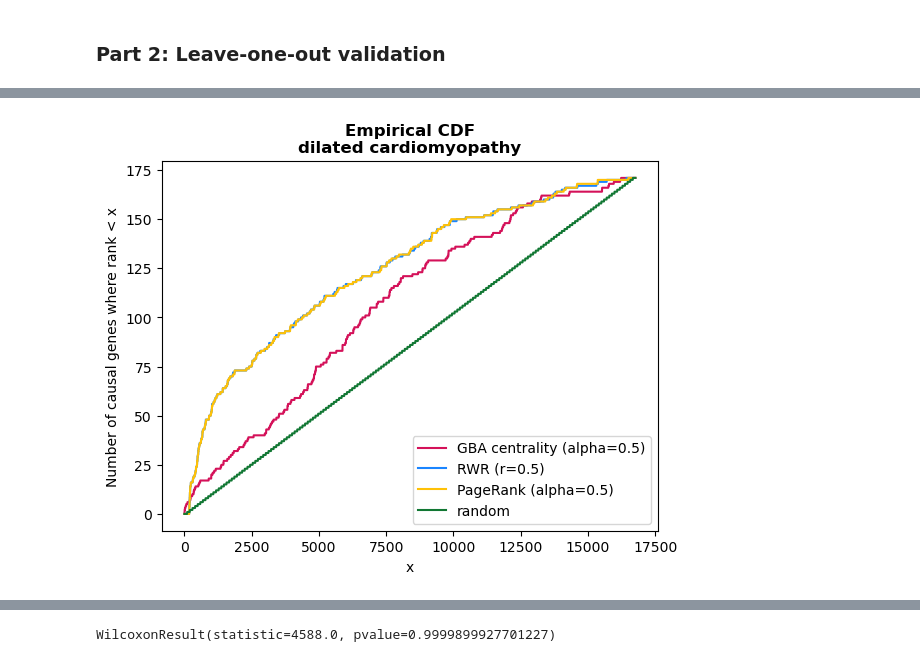
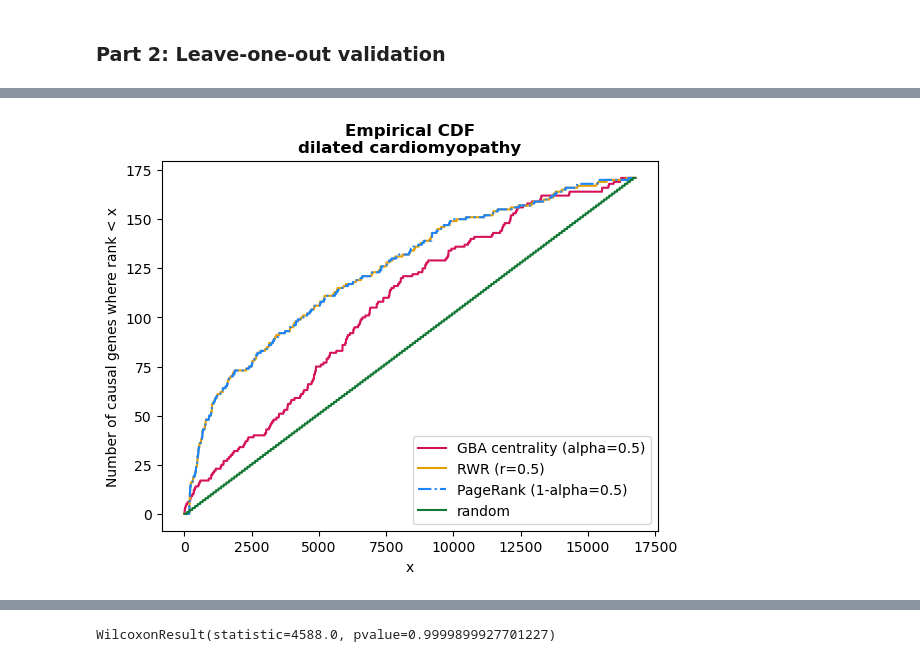
Before and after one commit to jedrzejkubica/GBA-centrality-validation, a Jupyter notebook: validation.ipynb, the cells around one changed output, grey strips where cells are left out. Saved outputs shown, nothing was run; the diff lists cells and outputs as text; code cells hidden in the pictures.

```diff
--- a/validation.ipynb
+++ b/validation.ipynb
@@ -190,7 +190,7 @@ WEIGHTED = False
 DIRECTED = False
 # %%
 '''Set path for output figures if needed'''
-SAVE_FIGURES = True
+SAVE_FIGURES = False
 FIGURES_DIR = "./figures/"
 # %%
 INTERACTOME_FILE = "/home/kubicaj/GBA-input/interactome_human.sif"
@@ -844,30 +846,30 @@ for i in range(len(interactome)):
     curve_random.append(sum(rank <= i for rank in ranks_random))
 # %%
 matplotlib.pyplot.plot(range(len(interactome)), curve_GBA, label=f"GBA centrality (alpha={ALPHA})", color="#D41159")
-matplotlib.pyplot.plot(range(len(interactome)), curve_RWR, label=f"RWR (r={ALPHA})", color="#1A85FF")
-matplotlib.pyplot.plot(range(len(interactome)), curve_pagerank, label=f"PageRank (alpha={ALPHA})", color="#FFC107")
+matplotlib.pyplot.plot(range(len(interactome)), curve_RWR, label=f"RWR (r={ALPHA})", color="#E69F00")
+matplotlib.pyplot.plot(range(len(interactome)), curve_pagerank, "-.", label=f"PageRank (1-alpha={ALPHA})", color="#1A85FF")
 matplotlib.pyplot.plot(range(len(interactome)), curve_random, label="random", color="#117733")
 
 # if statements below are convenient for plotting
 if PHENOTYPE in ["MMAF", "NOA", "OG", "PCD", "POF"]:
     matplotlib.pyplot.title(f"Empirical CDF\n{PHENOTYPE}", weight='bold', fontsize=12)
 elif PHENOTYPE == "BC":
     matplotlib.pyplot.title(f"Empirical CDF\nbreast cancer", weight='bold', fontsize=12)
 elif PHENOTYPE == "CC":
     matplotlib.pyplot.title(f"Empirical CDF\ncolon cancer", weight='bold', fontsize=12)
 elif PHENOTYPE == "HYPCARD":
     matplotlib.pyplot.title(f"Empirical CDF\nhypertrophic cardiomyopathy", weight='bold', fontsize=12)
 elif PHENOTYPE == "DILCARD":
     matplotlib.pyplot.title(f"Empirical CDF\ndilated cardiomyopathy", weight='bold', fontsize=12)
 
 matplotlib.pyplot.xlabel("x")
 matplotlib.pyplot.ylabel("Number of causal genes where rank < x")
 matplotlib.pyplot.legend(loc='lower right')
 
 if SAVE_FIGURES:
     matplotlib.pyplot.savefig(FIGURES_DIR + f"{PHENOTYPE}_CDF_GBA_vs_RWR_vs_PageRank", dpi=1000)
 # %% [output]
-[figure, old version]
+[figure, new version]
 # %%
 # "Are GBA centrality ranks higher than random classifier ranks?"
 scipy.stats.wilcoxon(ranks_random, ranks_GBA, alternative="greater")
```
Also changed, not shown: parts of 11 cells of this notebook, 1 other file.
